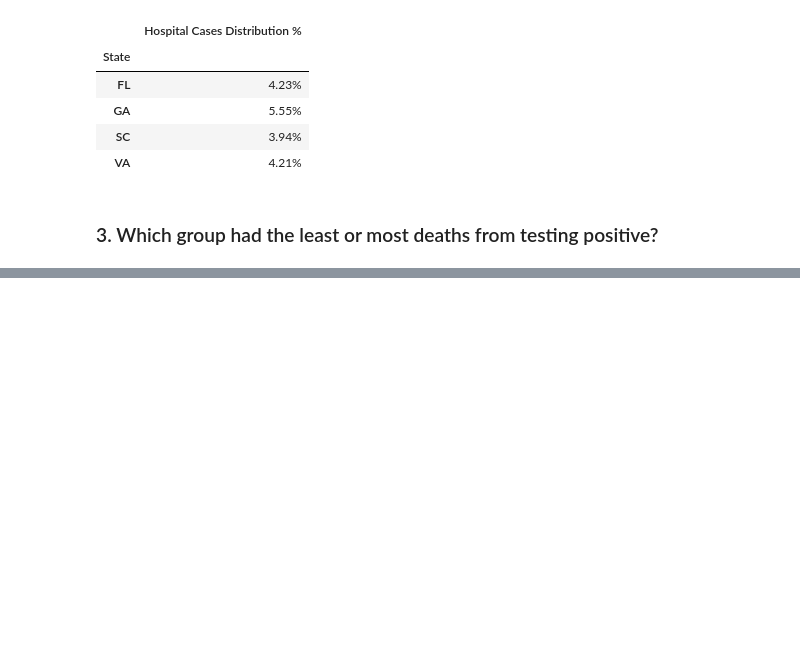
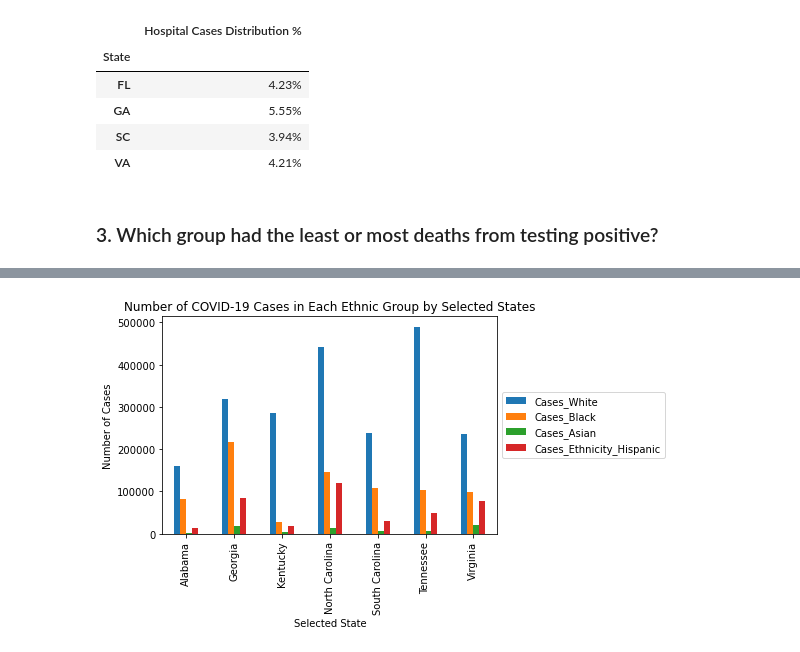
Before and after one commit to burnettaw/CMBKS-Group-5, a Jupyter notebook: covid_analysis_G1-3 - Combined.ipynb, the cells around one changed output, grey strips where cells are left out. Cells and saved outputs as stored; diff of their text form; code cells hidden in the pictures; blank space fills up the shorter version.

```diff
--- a/covid_analysis_G1-3 - Combined.ipynb
+++ b/covid_analysis_G1-3 - Combined.ipynb
@@ -428,0 +437,6 @@ minValuesObj.head(1)
+# %%
+#Create Case Total Dataframe
+covid_case_totals = covid19_initial_results.groupby(['State']).sum()[['Cases_White', 'Cases_Black',
+                                                                      'Cases_Asian', 'Cases_Ethnicity_Hispanic']]
+
+covid_case_totals.head()
@@ -428,0 +451,15 @@ minValuesObj.head(1)
+# %%
+#Re-Index
+#covid_case_totals.reset_index().head()
+covid_case_totals = covid_case_totals.reset_index()
+# %%
+#Case Totals for neighboring states
+covid_case_totals_nbr = covid_case_totals.loc[(covid_case_totals['State'] == 'AL') |
+                                              (covid_case_totals['State'] == 'GA') |
+                                              (covid_case_totals['State'] == 'KY') |
+                                              (covid_case_totals['State'] == 'NC') |
+                                              (covid_case_totals['State'] == 'SC') |
+                                              (covid_case_totals['State'] == 'TN') |
+                                              (covid_case_totals['State'] == 'VA') ]
+
+covid_case_totals_nbr
@@ -428,0 +475,17 @@ minValuesObj.head(1)
+# %%
+#Bar Chart for Total Cases in each State
+states = ["Alabama", "Georgia", "Kentucky", "North Carolina", "South Carolina", "Tennessee", "Virginia"]
+x_axis = np.arange(len(states))
+
+covid_case_totals_nbr.plot(kind='bar')
+tick_locations = [value for value in x_axis]
+plt.xticks(tick_locations, ["Alabama", "Georgia", "Kentucky", "North Carolina", "South Carolina", "Tennessee", "Virginia"])
+plt.title("Number of COVID-19 Cases in Each Ethnic Group by Selected States")
+plt.xlabel("Selected State")
+plt.ylabel("Number of Cases")
+
+plt.legend(loc='center left', bbox_to_anchor=(1, 0.5))
+
+plt.show()
+# %% [output]
+[figure, added]
```
Also changed, not shown: parts of 14 cells of this notebook.
